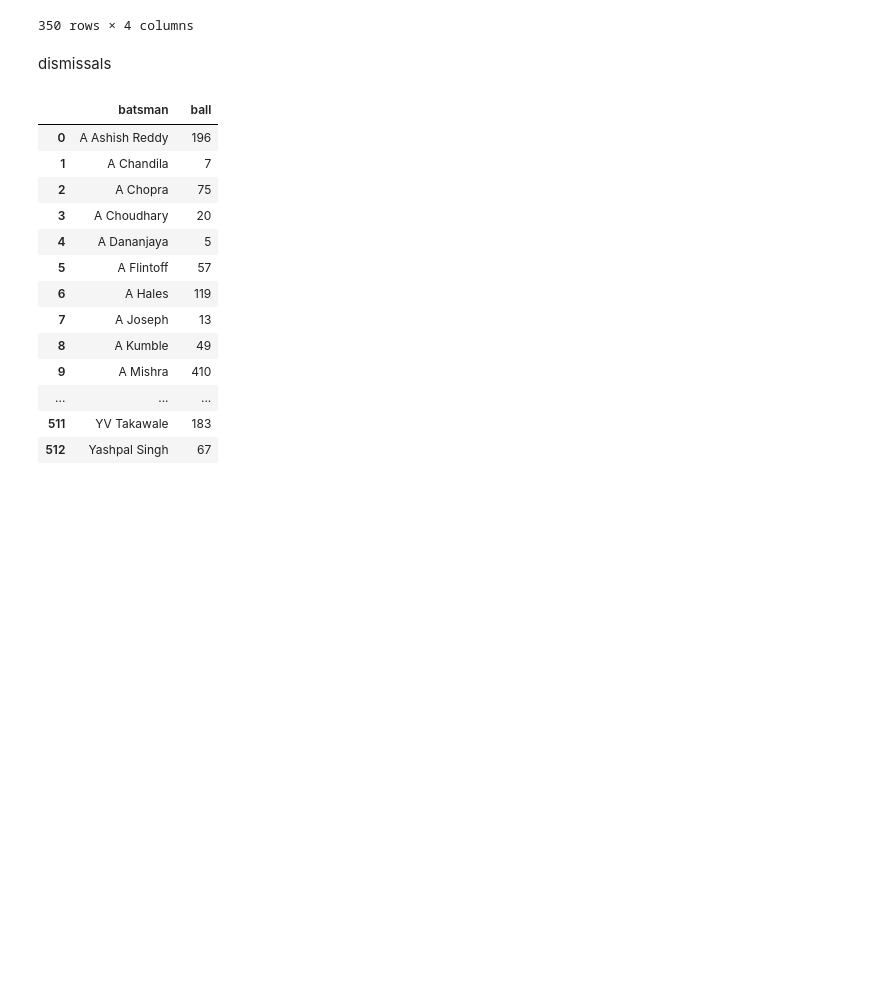
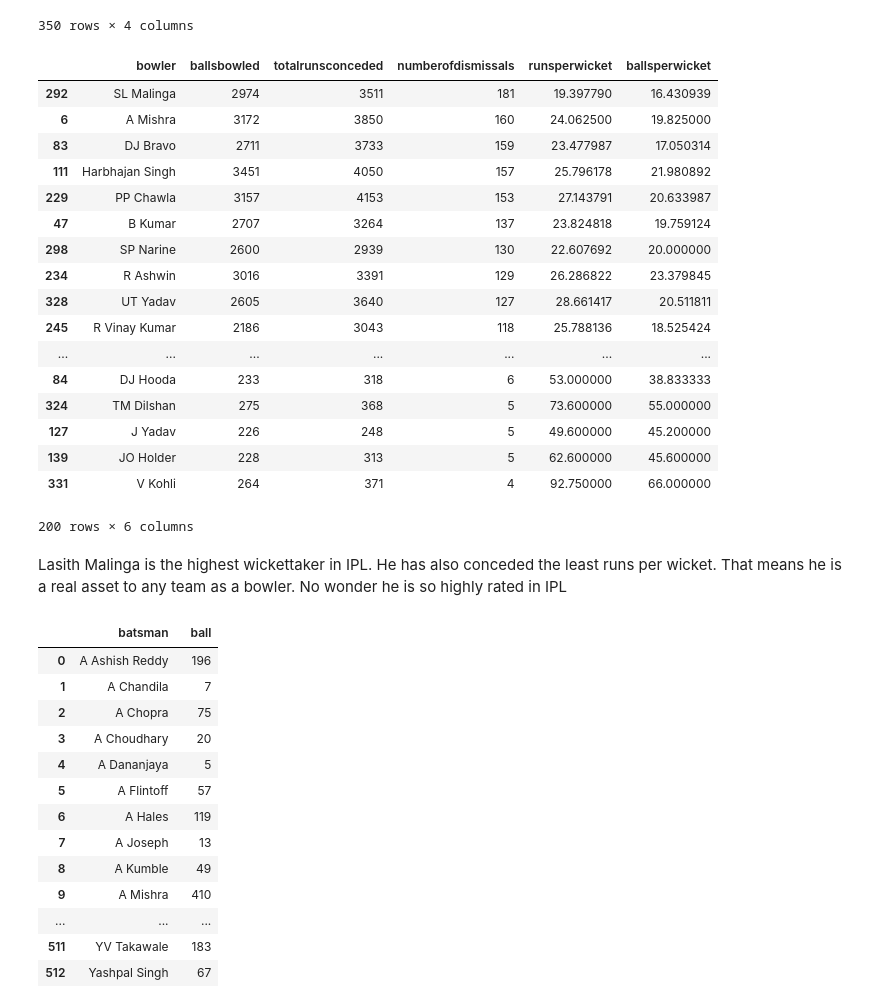
Before and after one commit to kirannarayan82/performanceanalytics, a Jupyter notebook: iplanalysis.ipynb, the cells around one changed output. Saved outputs shown, nothing was run; the diff lists cells and outputs as text; code cells hidden in the pictures; blank space fills up the shorter version.

```diff
--- a/iplanalysis.ipynb
+++ b/iplanalysis.ipynb
@@ -194,2 +215,23 @@ dismissals.columns=['batsman','dismissals']
-# %% [markdown]
-dismissals
+# %%
+wicketsperbowler.sort_values('numberofdismissals',ascending=False)
+# %% [output]
+|  | bowler | ballsbowled | totalrunsconceded | numberofdismissals | runsperwicket | ballsperwicket |
+| 292 | SL Malinga | 2974 | 3511 | 181 | 19.397790 | 16.430939 |
+| 6 | A Mishra | 3172 | 3850 | 160 | 24.062500 | 19.825000 |
+| 83 | DJ Bravo | 2711 | 3733 | 159 | 23.477987 | 17.050314 |
+| 111 | Harbhajan Singh | 3451 | 4050 | 157 | 25.796178 | 21.980892 |
+| 229 | PP Chawla | 3157 | 4153 | 153 | 27.143791 | 20.633987 |
+| 47 | B Kumar | 2707 | 3264 | 137 | 23.824818 | 19.759124 |
+| 298 | SP Narine | 2600 | 2939 | 130 | 22.607692 | 20.000000 |
+| 234 | R Ashwin | 3016 | 3391 | 129 | 26.286822 | 23.379845 |
+| 328 | UT Yadav | 2605 | 3640 | 127 | 28.661417 | 20.511811 |
+| 245 | R Vinay Kumar | 2186 | 3043 | 118 | 25.788136 | 18.525424 |
+| ... | ... | ... | ... | ... | ... | ... |
+| 84 | DJ Hooda | 233 | 318 | 6 | 53.000000 | 38.833333 |
+| 324 | TM Dilshan | 275 | 368 | 5 | 73.600000 | 55.000000 |
+| 127 | J Yadav | 226 | 248 | 5 | 49.600000 | 45.200000 |
+| 139 | JO Holder | 228 | 313 | 5 | 62.600000 | 45.600000 |
+| 331 | V Kohli | 264 | 371 | 4 | 92.750000 | 66.000000 |
+200 rows × 6 columns
+# %% [markdown]
+Lasith Malinga is the highest wickettaker in IPL. He has also conceded the least runs per wicket. That means he is a real asset to any team as a bowler. No wonder he is so highly rated in IPL
```
Also changed, not shown: parts of 29 cells of this notebook.
